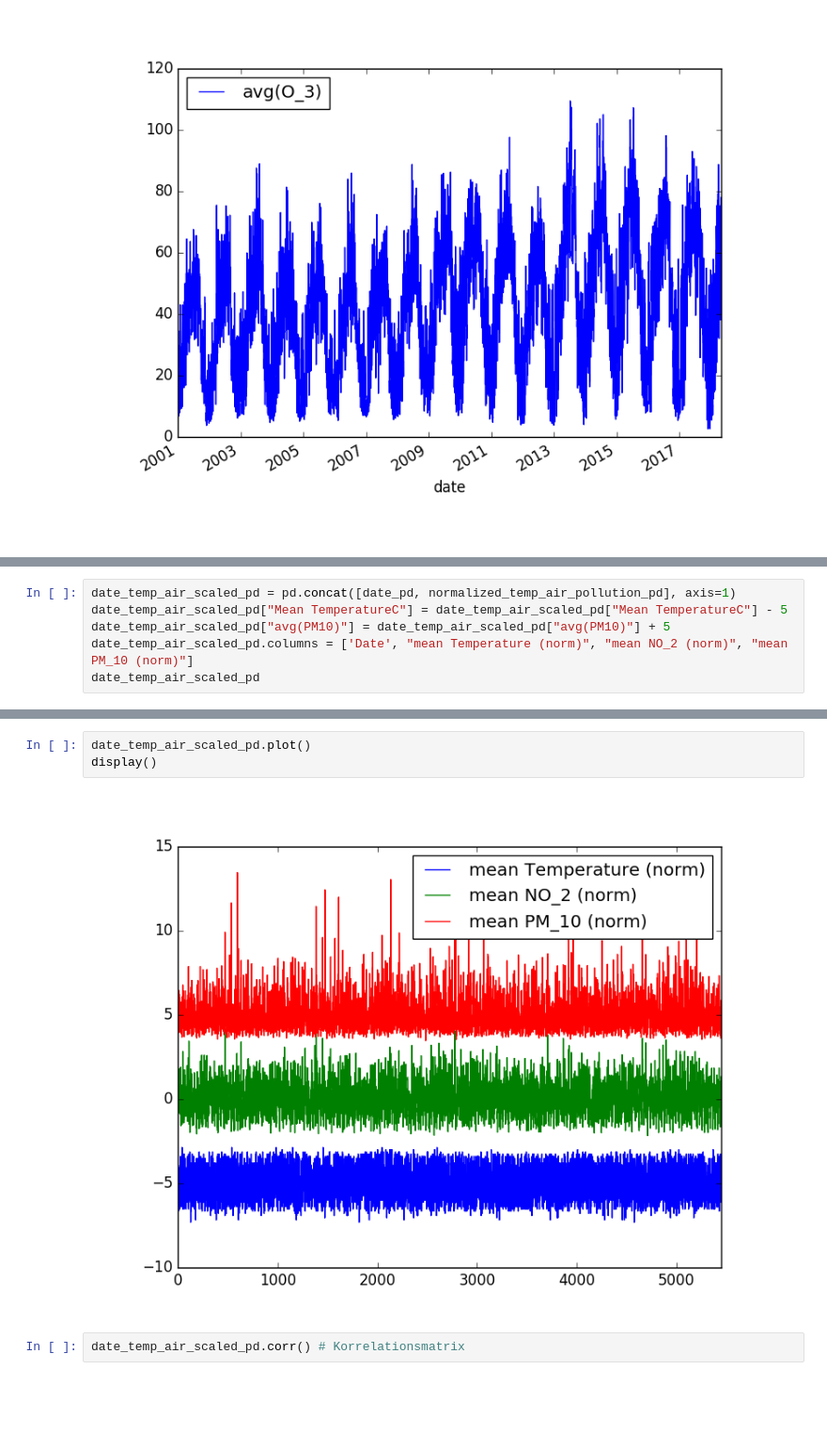
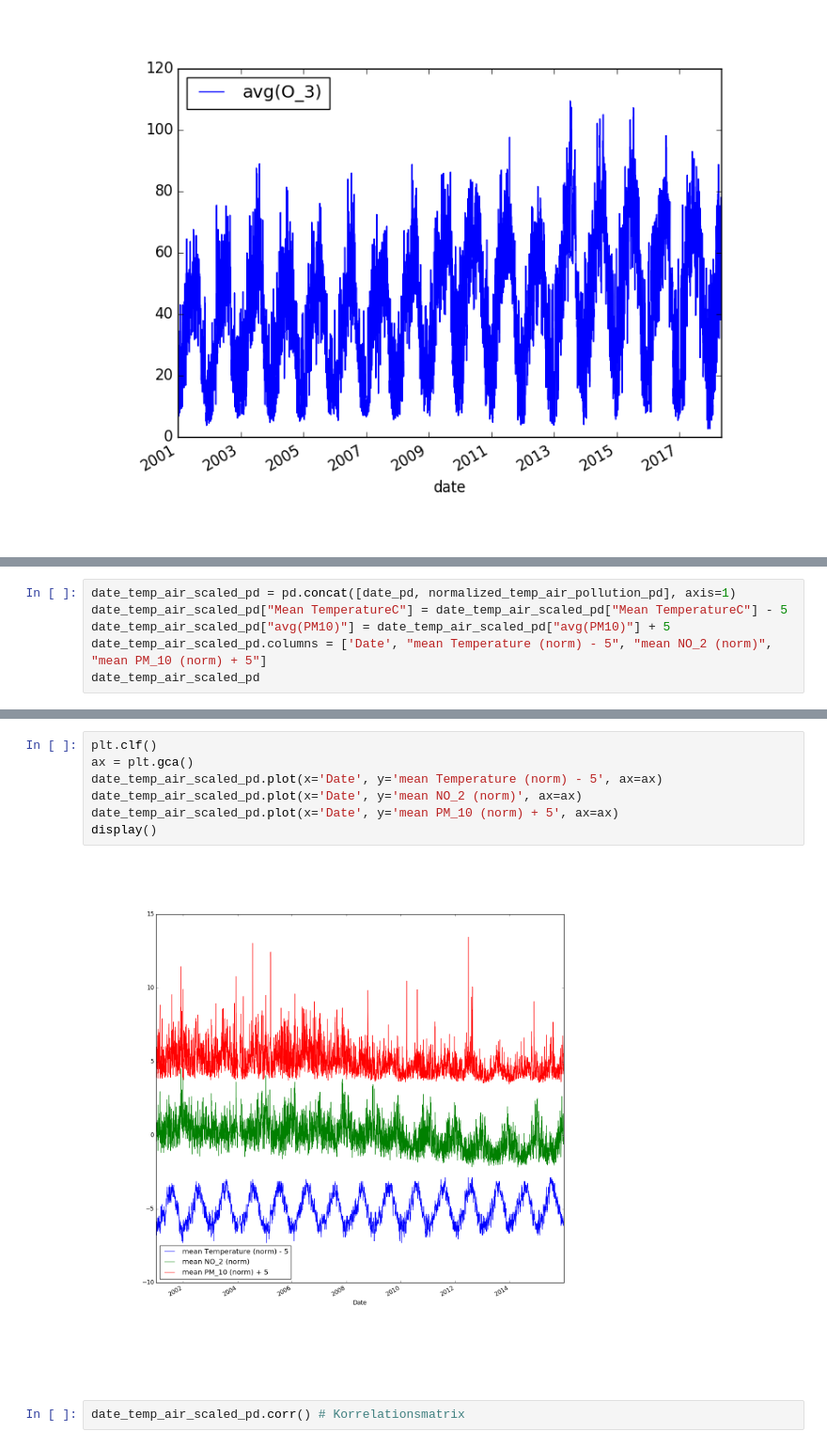
Before and after one commit to TSchiefer/IE_BigData_Project, a Jupyter notebook: IE_BigData_FischerNovotnySchieferdecker_19_01_12.ipynb, the cells around one changed output, grey strips where cells are left out. Shown at 94% size. Cells and saved outputs as stored; diff of their text form; blank space fills up the shorter version.

```diff
--- a/IE_BigData_FischerNovotnySchieferdecker_19_01_12.ipynb
+++ b/IE_BigData_FischerNovotnySchieferdecker_19_01_12.ipynb
@@ -507,15 +507,19 @@ normalized_temp_air_pollution_pd
 date_temp_air_scaled_pd = pd.concat([date_pd, normalized_temp_air_pollution_pd], axis=1)
 date_temp_air_scaled_pd["Mean TemperatureC"] = date_temp_air_scaled_pd["Mean TemperatureC"] - 5
 date_temp_air_scaled_pd["avg(PM10)"] = date_temp_air_scaled_pd["avg(PM10)"] + 5
-date_temp_air_scaled_pd.columns = ['Date', "mean Temperature (norm)", "mean NO_2 (norm)", "mean PM_10 (norm)"]
+date_temp_air_scaled_pd.columns = ['Date', "mean Temperature (norm) - 5", "mean NO_2 (norm)", "mean PM_10 (norm) + 5"]
 date_temp_air_scaled_pd
 # %% [output]
 [interactive output not drawn]
-# %%
-date_temp_air_scaled_pd.plot()
-display()
-# %% [output]
-[figure, removed]
+# %%
+plt.clf()
+ax = plt.gca()
+date_temp_air_scaled_pd.plot(x='Date', y='mean Temperature (norm) - 5', ax=ax)
+date_temp_air_scaled_pd.plot(x='Date', y='mean NO_2 (norm)', ax=ax)
+date_temp_air_scaled_pd.plot(x='Date', y='mean PM_10 (norm) + 5', ax=ax)
+display()
+# %% [output]
+[figure, added]
 # %%
 date_temp_air_scaled_pd.corr() # Korrelationsmatrix
 # %% [output]
```
Also changed, not shown: parts of 3 cells of this notebook, 3 other files.
